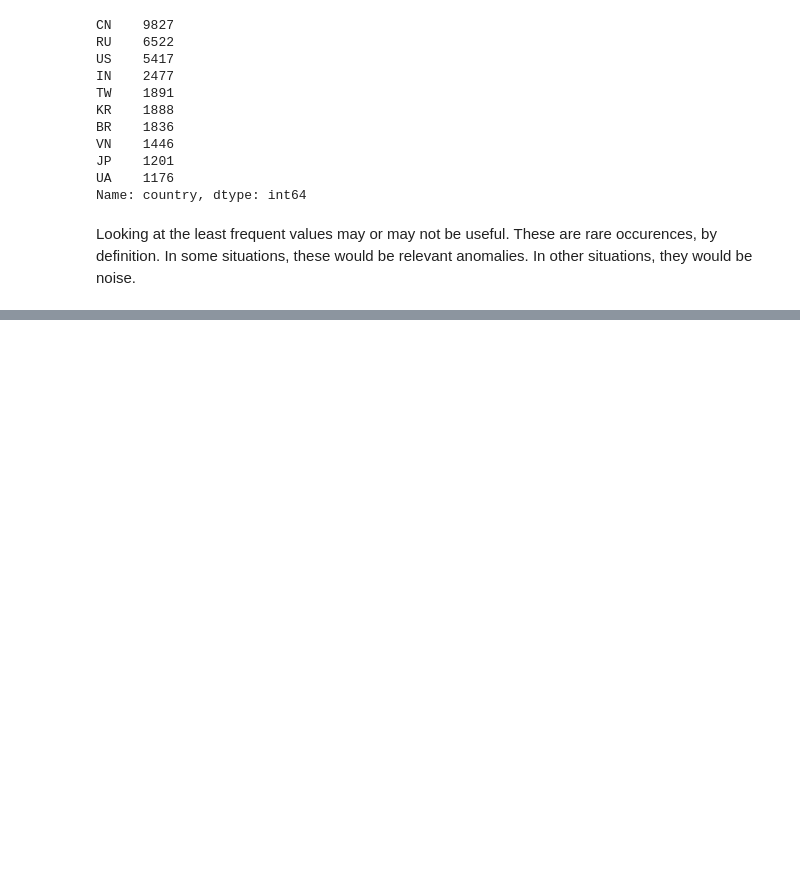
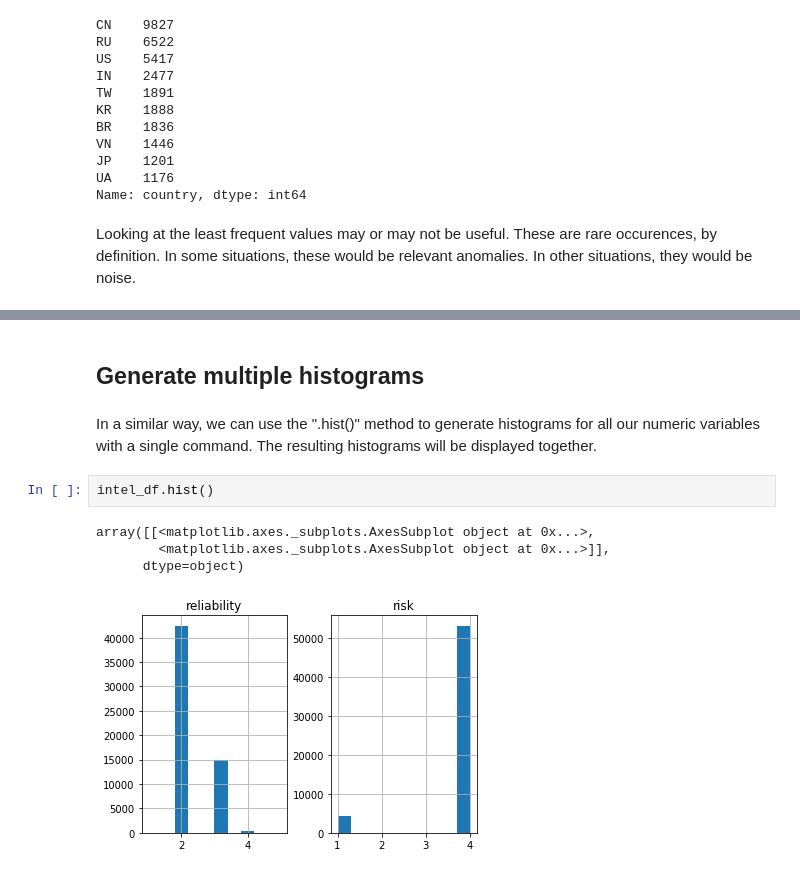
Before and after one commit to urbansec/ds101, a Jupyter notebook: DS101_Stats.ipynb, the cells around one changed output, grey strips where cells are left out. Cells and saved outputs as stored; diff of their text form; blank space fills up the shorter version.

```diff
--- a/DS101_Stats.ipynb
+++ b/DS101_Stats.ipynb
@@ -202,0 +227,11 @@ Name: country, dtype: int64
+# %% [markdown]
+## Generate multiple histograms
+# %% [markdown]
+In a similar way, we can use the ".hist()" method to generate histograms for all our numeric variables with a single command.  The resulting histograms will be displayed together.
+# %%
+intel_df.hist()
+# %% [output]
+array([[<matplotlib.axes._subplots.AxesSubplot object at 0x...>,
+        <matplotlib.axes._subplots.AxesSubplot object at 0x...>]],
+      dtype=object)
+[figure, added]
```
Also changed, not shown: parts of 15 cells of this notebook, 2 other files.
